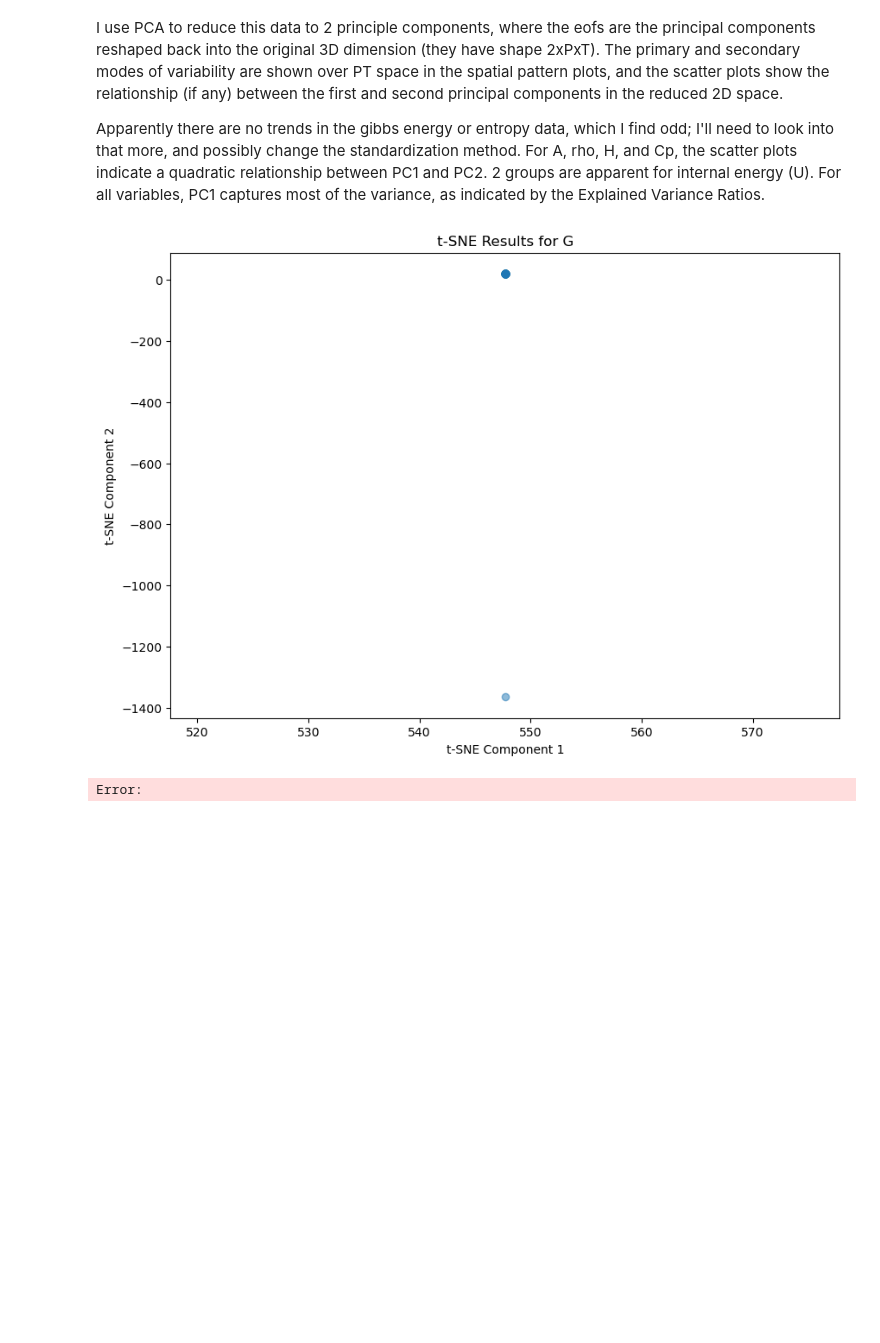
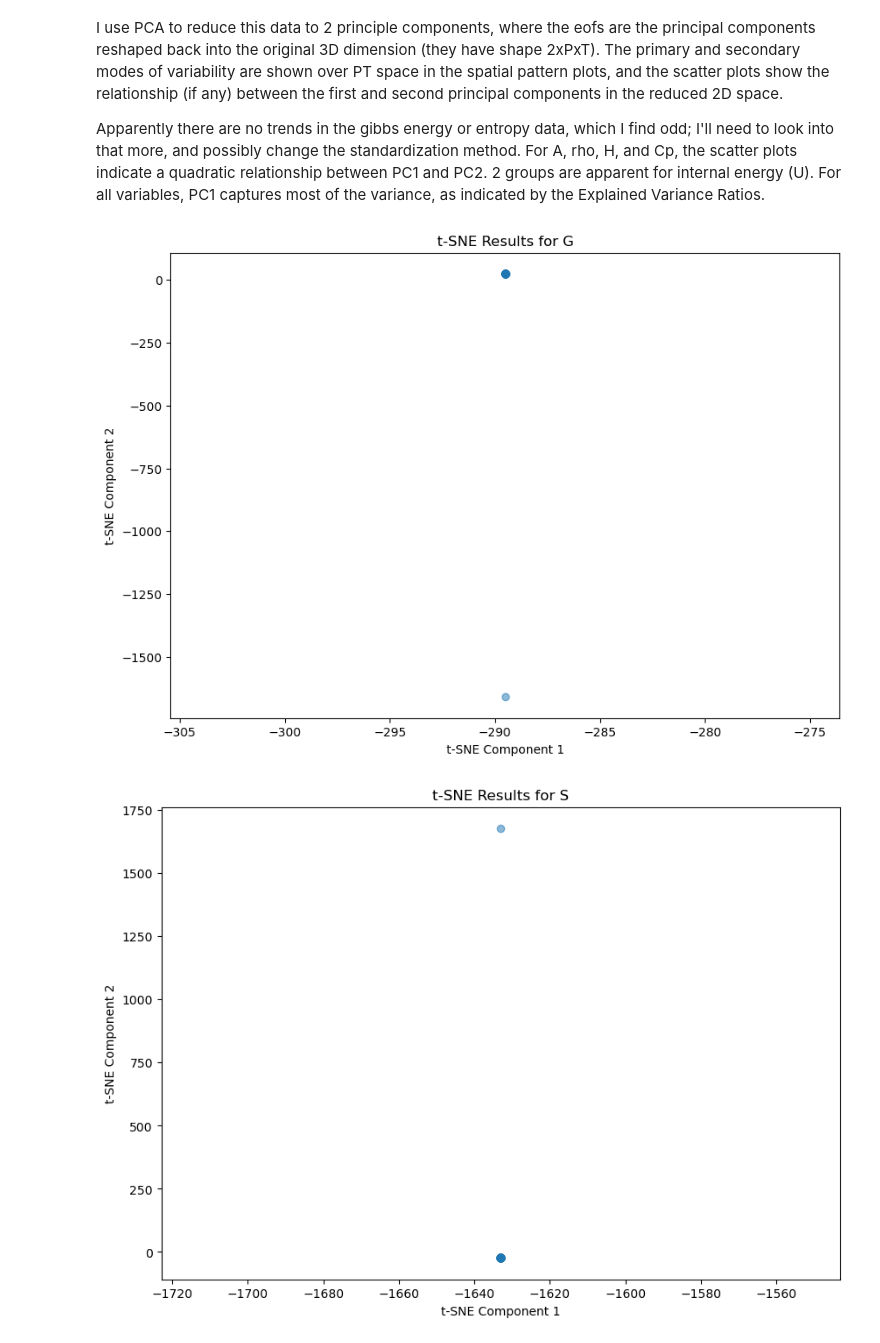
Before and after one commit to UW-MLGEO/MLGEO2024_NaCl_EoS, a Jupyter notebook: notebooks/Dimensionality_Reduction.ipynb, the cells around one changed output. Cells and saved outputs as stored; diff of their text form; code cells hidden in the pictures; blank space fills up the shorter version.

```diff
--- a/notebooks/Dimensionality_Reduction.ipynb
+++ b/notebooks/Dimensionality_Reduction.ipynb
@@ -25,7 +25,7 @@ Note: you may need to restart the kernel to use updated packages.
 The main challenges with this dataset are probably high dimensionality, high variance, and the sheer amount of data. A non-linear methods dimensionality reduction method might perform better once I figure out how to implement that without the kernel crashing.
 # %%
 # read parquet file with all data
-data_j = pd.read_parquet('NaCl_combined_lists.parquet')
+data_j = pd.read_parquet('/Users/ulajones/Desktop/data/NaCl_combined_lists.parquet')
 data_j.head()
 
 data = data_j.to_numpy()
@@ -37,10 +37,6 @@ M = data_j['m_molkg']
 from sklearn.preprocessing import StandardScaler
 scaler = StandardScaler()
 data_standardized = scaler.fit_transform(data)
-
-c1 = data_j['m_molkg']
-all_C = c1.tolist()
-
 
 props = ('G', 'S', 'U', 'H', 'A', 'rho', 'Cp') #, 'Kt', 'Kp', 'Ks', 'alpha', 'vel', 'mus', 'muw', 'Vm', 'Cpm', 'Cpa', 'Va', 'Vex', 'phi', 'aw', 'gam', 'Gex')
 
@@ -115,29 +111,42 @@ I use PCA to reduce this data to 2 principle components, where the eofs are the
 Apparently there are no trends in the gibbs energy or entropy data, which I find odd; I'll need to look into that more, and possibly change the standardization method. For A, rho, H, and Cp, the scatter plots indicate a quadratic relationship between PC1 and PC2. 2 groups are apparent for internal energy (U). For all variables, PC1 captures most of the variance, as indicated by the Explained Variance Ratios.
 # %%
 ### attempt to apply t-Distributed Stochastic Neighbor Embedding (t-SNE) to the data
+# read parquet file with all data
+data_j = pd.read_parquet('/Users/ulajones/Desktop/data/NaCl_combined_lists.parquet')
+data_j.head()
 
-props = ('G', 'S', 'U') #, 'H', 'A', 'rho', 'Cp') #, 'Kt', 'Kp', 'Ks', 'alpha', 'vel', 'mus', 'muw', 'Vm', 'Cpm', 'Cpa', 'Va', 'Vex', 'phi', 'aw', 'gam', 'Gex')
+data = data_j.to_numpy()
+P = data_j['P_Mpa']
+T = data_j['T_K']
+M = data_j['m_molkg']
+
+# standardize data
+from sklearn.preprocessing import StandardScaler
+scaler = StandardScaler()
+data_standardized = scaler.fit_transform(data)
+
+props =  ('G', 'S', 'U', 'H', 'A', 'rho', 'Cp') #,'Kt', 'Kp', 'Ks', 'alpha', 'vel', 'mus', 'muw', 'Vm', 'Cpm', 'Cpa', 'Va', 'Vex', 'phi', 'aw', 'gam', 'Gex')
 
 for j in props:
 
     tdv = data_j[f'{j}']
 
-    data_3d = data[:,[props.index(f'{j}')]].reshape(len(np.unique(P)), len(np.unique(T)), len(np.unique(M)))
+    data_3d = data_standardized[:,[props.index(f'{j}')]].reshape(len(np.unique(P)), len(np.unique(T)), len(np.unique(M)))
     data_reshaped = data_3d.reshape(len(np.unique(M)), len(np.unique(T)) * len(np.unique(P)))
 
     # Initialize t-SNE
     tsne = TSNE(n_components=2, perplexity=30, n_iter=300)
 
     # Fit and transform data
     tsne_results = tsne.fit_transform(data_reshaped)
 
     # Plot results
     plt.figure(figsize=(10, 7))
     plt.scatter(tsne_results[:, 0], tsne_results[:, 1], alpha=0.5)
     plt.title(f't-SNE Results for {j}')
     plt.xlabel('t-SNE Component 1')
     plt.ylabel('t-SNE Component 2')
     plt.show()
 # %% [output]
-[figure, old version]
+[figure, new version]
-Error:
+[figure, added]
```
Also changed, not shown: parts of 3 cells of this notebook, 2 other files.
